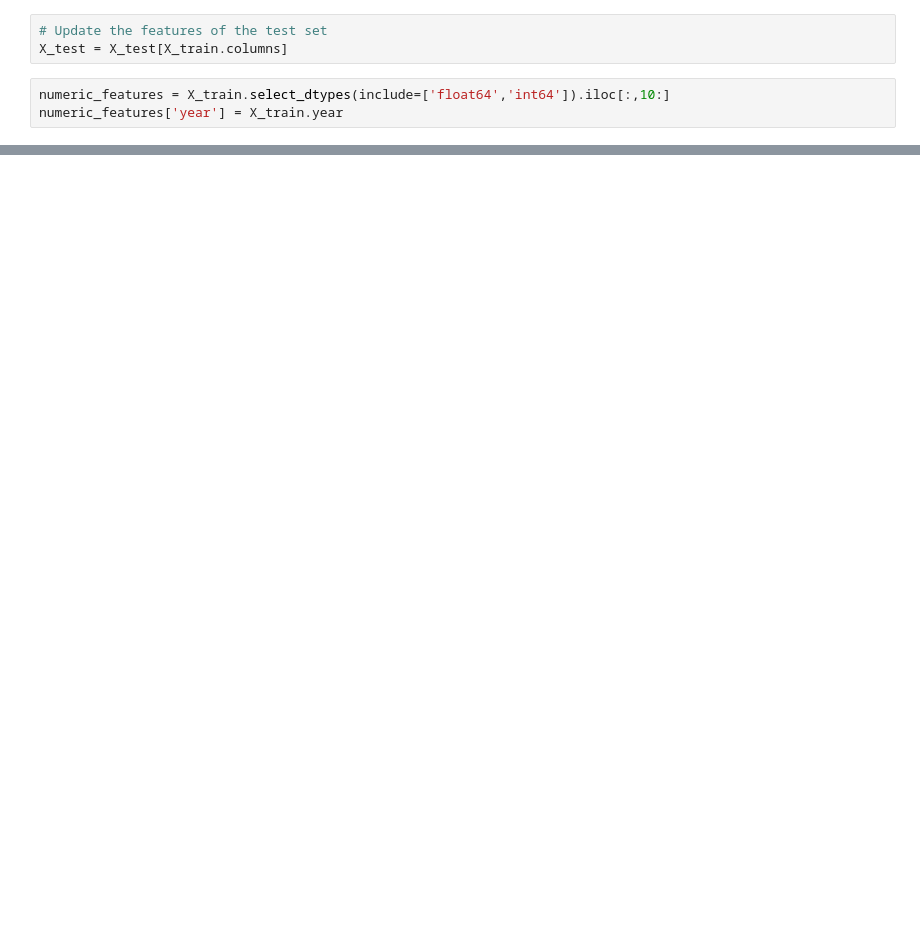
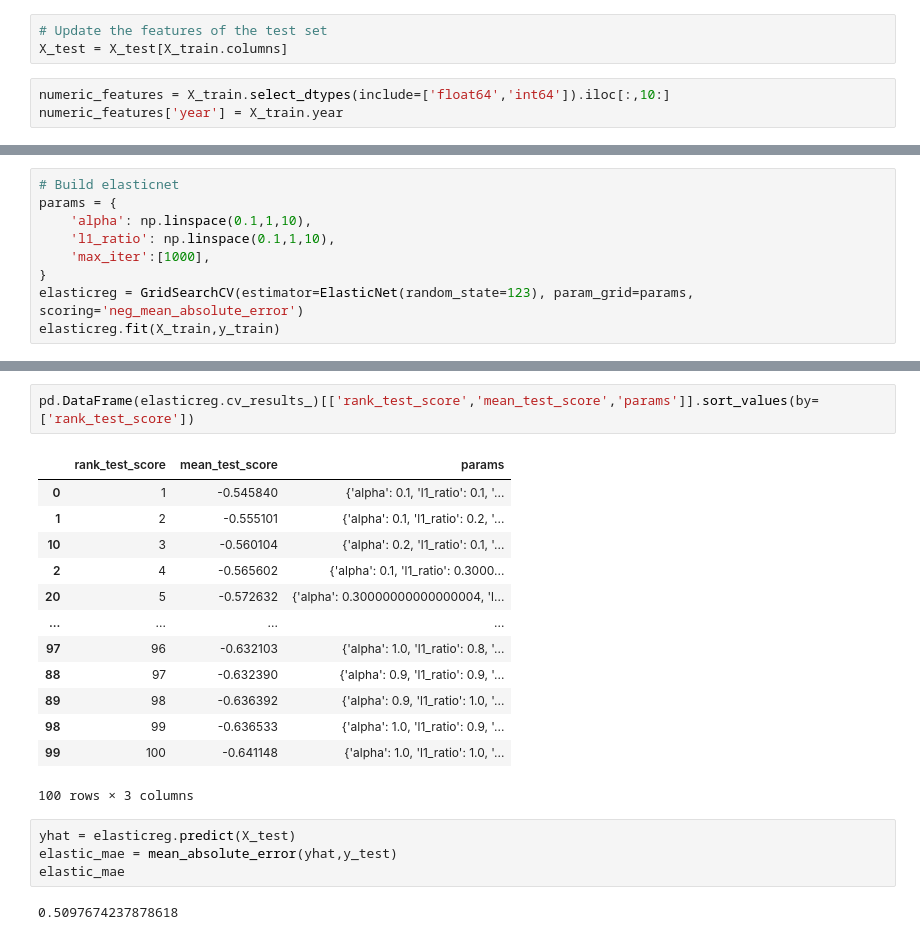
Before and after one commit to vatdaell/used-car-analysis, a Jupyter notebook: Analysis of Car Prices.ipynb, the cells around one changed output, grey strips where cells are left out. Drawn from its saved outputs; the diff is of its cells as text; blank space fills up the shorter version.

```diff
--- a/Analysis of Car Prices.ipynb
+++ b/Analysis of Car Prices.ipynb
@@ -389,0 +482,9 @@ It doesn't look like any of the numeric features are correlated so for regressio
+# %%
+# Build elasticnet
+params = {
+    'alpha': np.linspace(0.1,1,10),
+    'l1_ratio': np.linspace(0.1,1,10),
+    'max_iter':[1000],
+}
+elasticreg = GridSearchCV(estimator=ElasticNet(random_state=123), param_grid=params, scoring='neg_mean_absolute_error')
+elasticreg.fit(X_train,y_train)
@@ -389,0 +504,22 @@ It doesn't look like any of the numeric features are correlated so for regressio
+# %%
+pd.DataFrame(elasticreg.cv_results_)[['rank_test_score','mean_test_score','params']].sort_values(by=['rank_test_score'])
+# %% [output]
+|  | rank_test_score | mean_test_score | params |
+| 0 | 1 | -0.545840 | {'alpha': 0.1, 'l1_ratio': 0.1, '... |
+| 1 | 2 | -0.555101 | {'alpha': 0.1, 'l1_ratio': 0.2, '... |
+| 10 | 3 | -0.560104 | {'alpha': 0.2, 'l1_ratio': 0.1, '... |
+| 2 | 4 | -0.565602 | {'alpha': 0.1, 'l1_ratio': 0.3000... |
+| 20 | 5 | -0.572632 | {'alpha': 0.30000000000000004, 'l... |
+| ... | ... | ... | ... |
+| 97 | 96 | -0.632103 | {'alpha': 1.0, 'l1_ratio': 0.8, '... |
+| 88 | 97 | -0.632390 | {'alpha': 0.9, 'l1_ratio': 0.9, '... |
+| 89 | 98 | -0.636392 | {'alpha': 0.9, 'l1_ratio': 1.0, '... |
+| 98 | 99 | -0.636533 | {'alpha': 1.0, 'l1_ratio': 0.9, '... |
+| 99 | 100 | -0.641148 | {'alpha': 1.0, 'l1_ratio': 1.0, '... |
+100 rows × 3 columns
+# %%
+yhat = elasticreg.predict(X_test)
+elastic_mae = mean_absolute_error(yhat,y_test)
+elastic_mae
+# %% [output]
+0.5097674237878618
```
Also changed, not shown: parts of 31 cells of this notebook, 3 other files.
